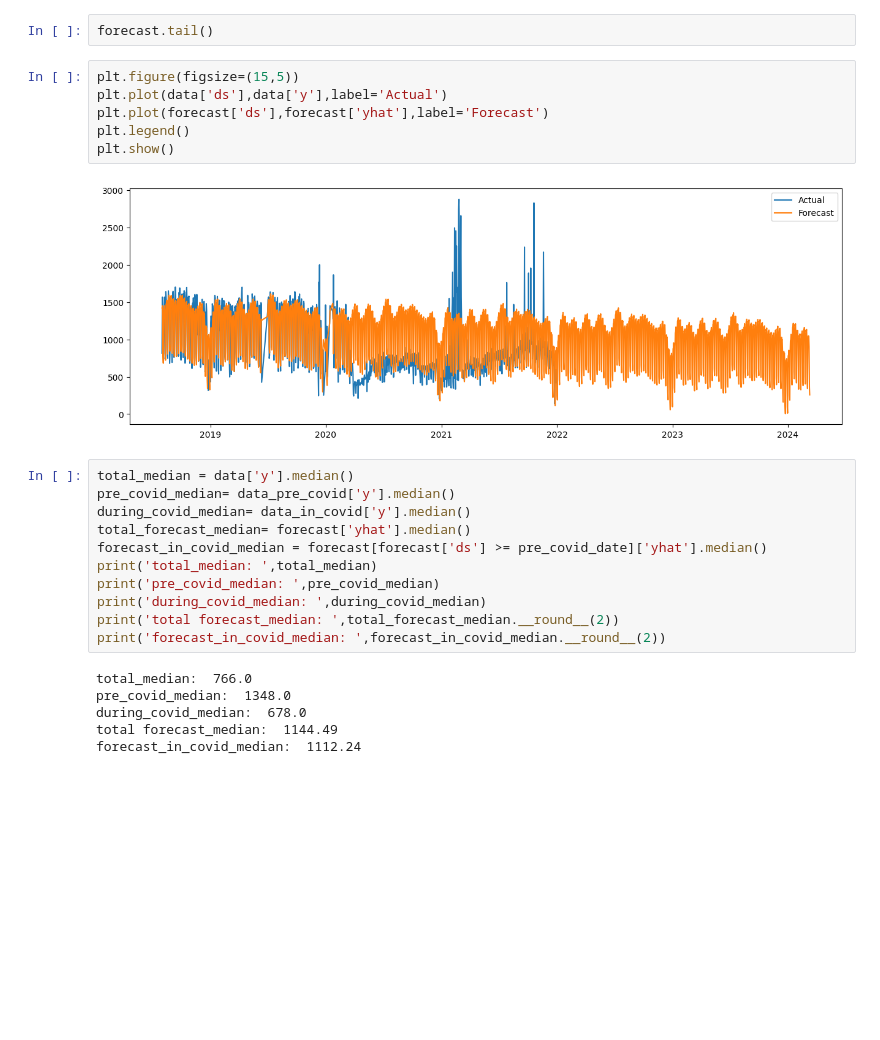
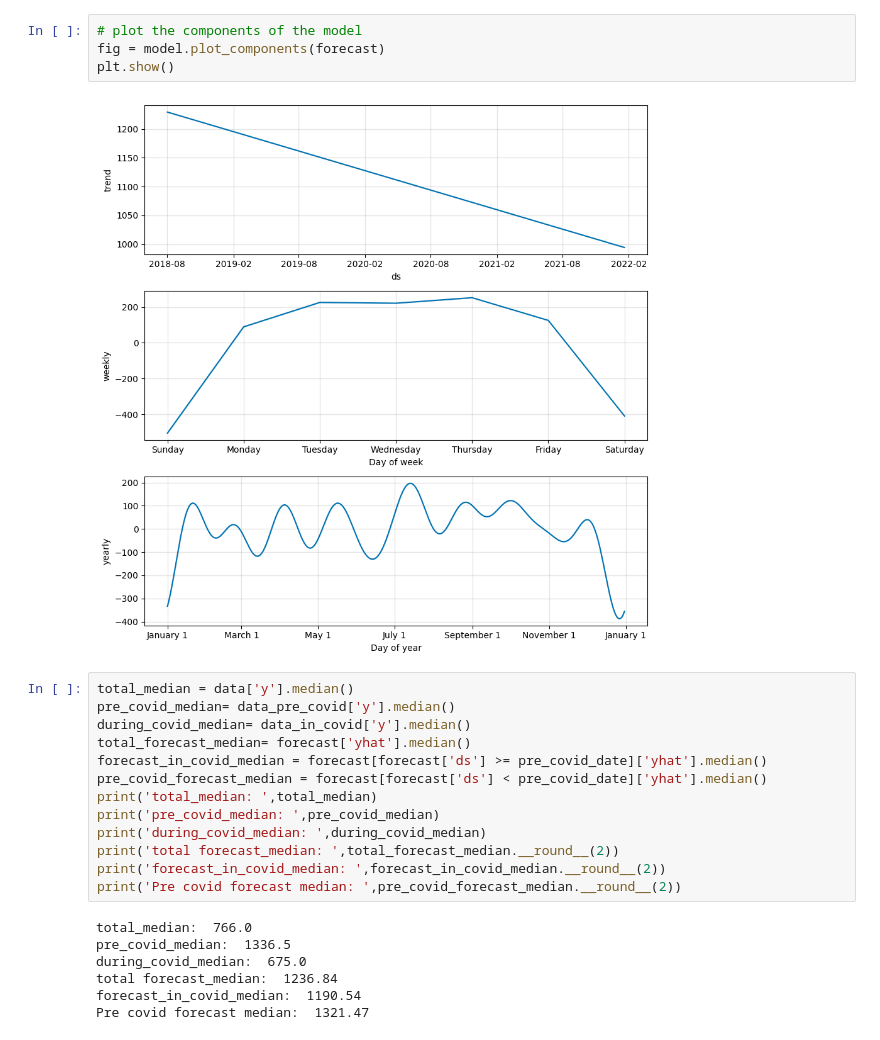
Before and after one commit to cpusch/MLFinalAssignment, a Jupyter notebook: forecast no covid.ipynb, the cells around one changed output. Cells and saved outputs as stored; diff of their text form; blank space fills up the shorter version.

```diff
--- a/forecast no covid.ipynb
+++ b/forecast no covid.ipynb
@@ -27,27 +34,26 @@ plt.show()
-# %%
-forecast.tail()
-# %%
-plt.figure(figsize=(15,5))
-plt.plot(data['ds'],data['y'],label='Actual')
-plt.plot(forecast['ds'],forecast['yhat'],label='Forecast')
-plt.legend()
-plt.show()
-# %% [output]
-[figure, removed]
+# %%
+# plot the components of the model
+fig = model.plot_components(forecast)
+plt.show()
+# %% [output]
+[figure, added]
 # %%
 total_median = data['y'].median()
 pre_covid_median= data_pre_covid['y'].median()
 during_covid_median= data_in_covid['y'].median()
 total_forecast_median= forecast['yhat'].median()
 forecast_in_covid_median = forecast[forecast['ds'] >= pre_covid_date]['yhat'].median()
+pre_covid_forecast_median = forecast[forecast['ds'] < pre_covid_date]['yhat'].median()
 print('total_median: ',total_median)
 print('pre_covid_median: ',pre_covid_median)
 print('during_covid_median: ',during_covid_median)
 print('total forecast_median: ',total_forecast_median.__round__(2))
 print('forecast_in_covid_median: ',forecast_in_covid_median.__round__(2))
+print('Pre covid forecast median: ',pre_covid_forecast_median.__round__(2))
 # %% [output]
 total_median:  766.0
-pre_covid_median:  1348.0
-during_covid_median:  678.0
-total forecast_median:  1144.49
-forecast_in_covid_median:  1112.24
+pre_covid_median:  1336.5
+during_covid_median:  675.0
+total forecast_median:  1236.84
+forecast_in_covid_median:  1190.54
+Pre covid forecast median:  1321.47
```
Also changed, not shown: parts of 6 cells of this notebook, 2 other files.
